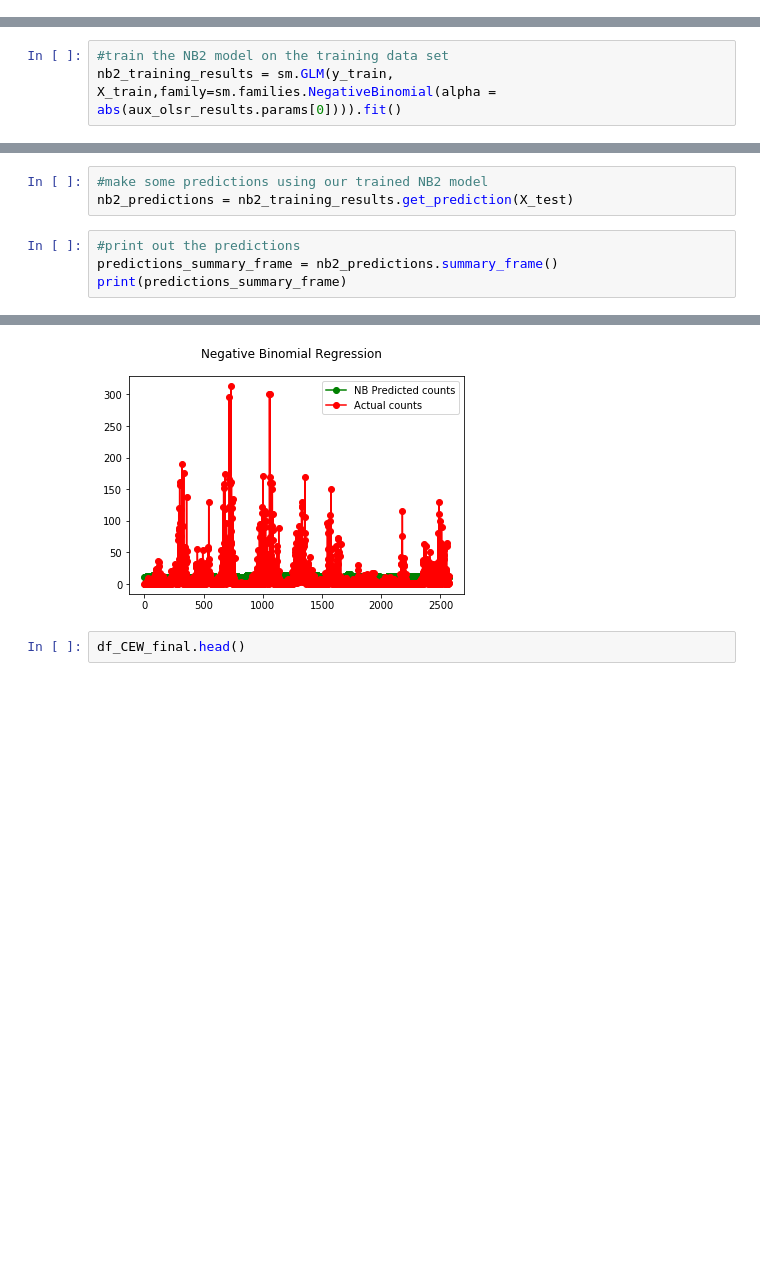
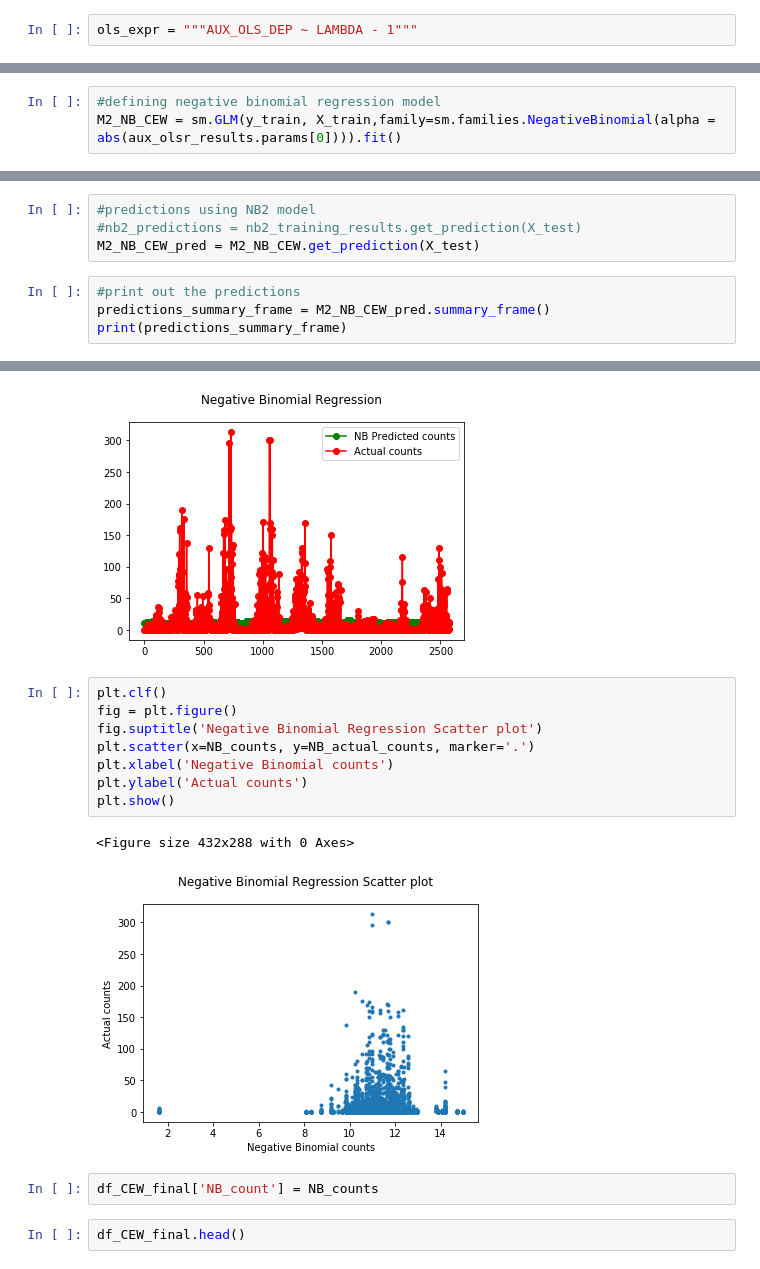
Before and after one commit to ramgautam06/CS898-Masters-Project, a Jupyter notebook: RamGautam_Project.ipynb, the cells around one changed output, grey strips where cells are left out. Cells and saved outputs as stored; diff of their text form; blank space fills up the shorter version.

```diff
--- a/RamGautam_Project.ipynb
+++ b/RamGautam_Project.ipynb
@@ -674 +671,3 @@ ols_expr = """AUX_OLS_DEP ~ BB_LAMBDA - 1"""
+# %%
+ols_expr = """AUX_OLS_DEP ~ LAMBDA - 1"""
 # %%
@@ -680,5 +679,5 @@ print(abs(aux_olsr_results.params[0]))
 # %% [output]
 0.08788375329980906
 # %%
-#train the NB2 model on the training data set
-nb2_training_results = sm.GLM(y_train, X_train,family=sm.families.NegativeBinomial(alpha = abs(aux_olsr_results.params[0]))).fit()
+#defining negative binomial regression model
+M2_NB_CEW = sm.GLM(y_train, X_train,family=sm.families.NegativeBinomial(alpha = abs(aux_olsr_results.params[0]))).fit()
@@ -708,9 +706,10 @@ feel           0.1317      0.010     13.273      0.000       0.112       0.151
 # %%
-#make some predictions using our trained NB2 model
-nb2_predictions = nb2_training_results.get_prediction(X_test)
+#predictions using NB2 model
+#nb2_predictions = nb2_training_results.get_prediction(X_test)
+M2_NB_CEW_pred = M2_NB_CEW.get_prediction(X_test)
 # %%
 #print out the predictions
-predictions_summary_frame = nb2_predictions.summary_frame()
+predictions_summary_frame = M2_NB_CEW_pred.summary_frame()
 print(predictions_summary_frame)
 # %% [output]
            mean   mean_se  mean_ci_lower  mean_ci_upper
@@ -746,6 +745,19 @@ plt.legend(handles=[predicted, actual])
 plt.show()
 # %% [output]
 [figure]
+# %%
+plt.clf()
+fig = plt.figure()
+fig.suptitle('Negative Binomial Regression Scatter plot')
+plt.scatter(x=NB_counts, y=NB_actual_counts, marker='.')
+plt.xlabel('Negative Binomial counts')
+plt.ylabel('Actual counts')
+plt.show()
+# %% [output]
+<Figure size 432x288 with 0 Axes>
+[figure, added]
+# %%
+df_CEW_final['NB_count'] = NB_counts
 # %%
 df_CEW_final.head()
 # %% [output]
```
Also changed, not shown: parts of 12 cells of this notebook, 1 other file.
